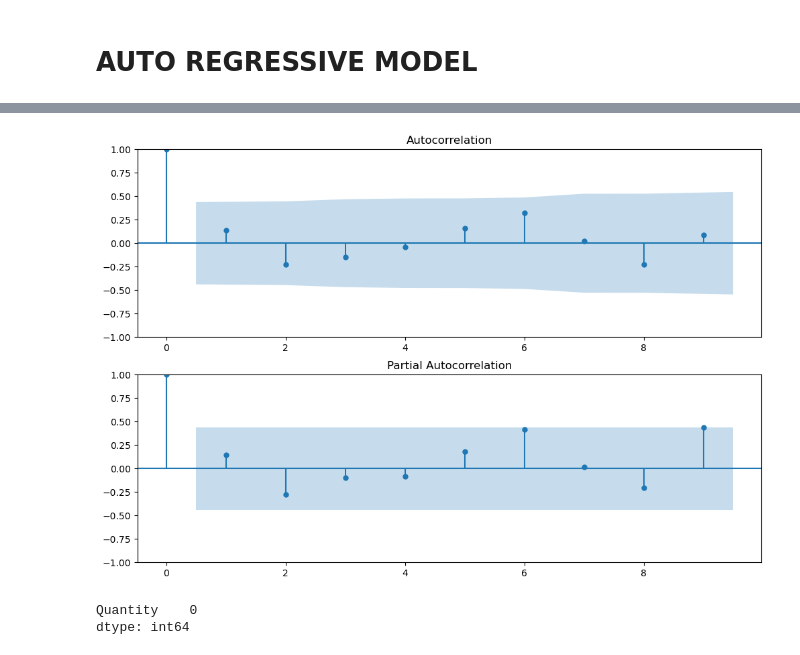
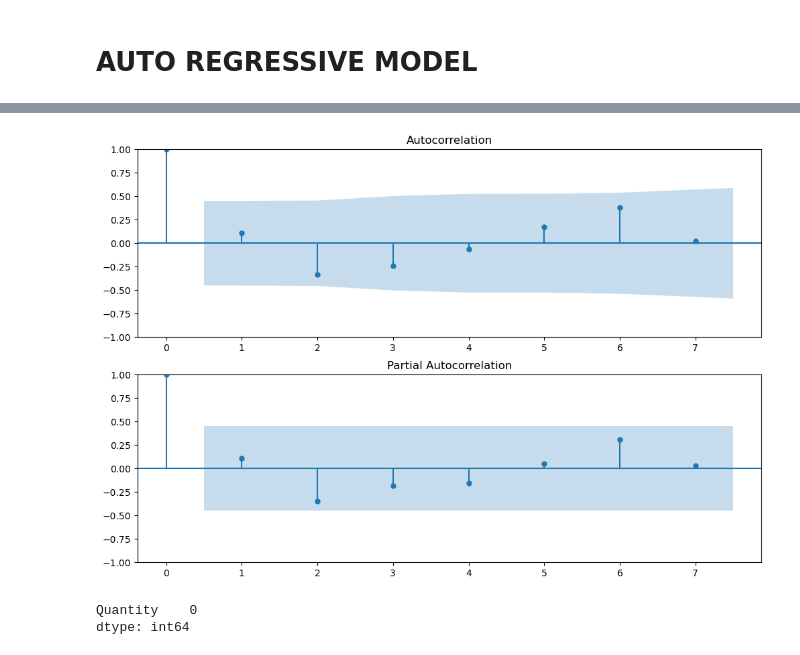
Before and after one commit to Veekits/ARIMA-for-Cold-and-Flu, a Jupyter notebook: ARIMA for Cold and Flu.ipynb, the cells around one changed output, grey strips where cells are left out. Cells and saved outputs as stored; diff of their text form; code cells hidden in the pictures.

```diff
--- a/ARIMA for Cold and Flu.ipynb
+++ b/ARIMA for Cold and Flu.ipynb
@@ -114,11 +114,11 @@ import statsmodels.api as sm
 # %%
 fig = plt.figure(figsize=(12,8))
 ax1 = fig.add_subplot(211)
-fig = sm.graphics.tsa.plot_acf(df2['Quantity'].iloc[3:], lags= 9, ax = ax1)
+fig = sm.graphics.tsa.plot_acf(df2['Quantity'].iloc[3:], lags= 7, ax = ax1)
 ax2 = fig.add_subplot(212)
-fig = sm.graphics.tsa.plot_pacf(df2['Quantity'].iloc[3:], lags= 9, ax = ax2)
+fig = sm.graphics.tsa.plot_pacf(df2['Quantity'].iloc[3:], lags= 7, ax = ax2)
 # %% [output]
-[figure, old version]
+[figure, new version]
 # %%
 from statsmodels.tsa.arima.model import ARIMA
 # %%
```
Also changed, not shown: parts of 12 cells of this notebook, 2 other files.
